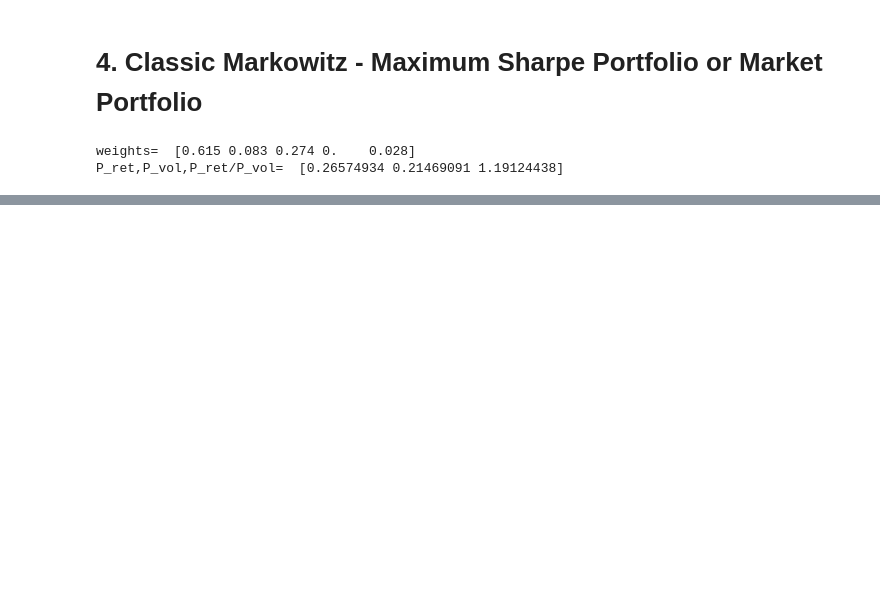
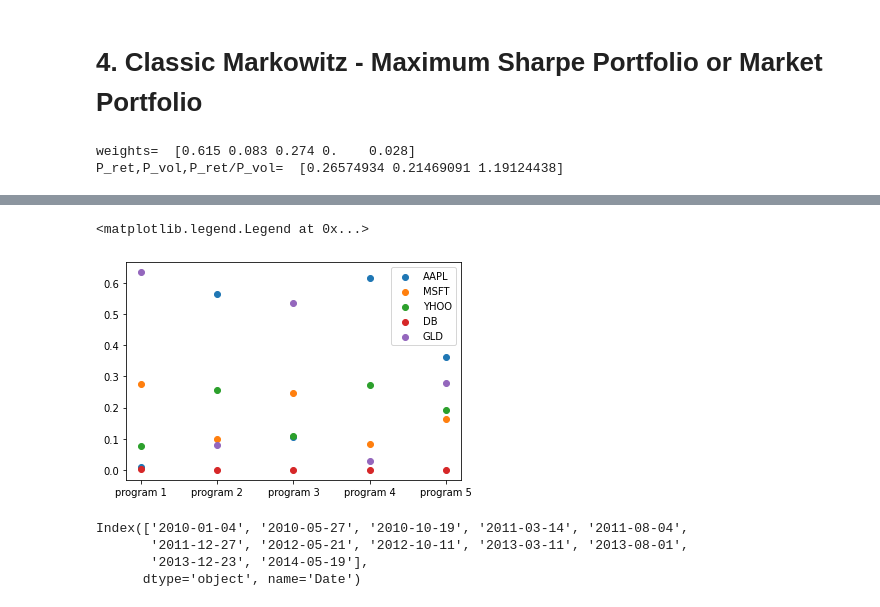
Before and after one commit to armandordorica/Portfolio_Optimization, a Jupyter notebook: Markowitz_Portfolio_Optimization.ipynb, the cells around one changed output, grey strips where cells are left out. Drawn from its saved outputs; the diff is of its cells as text; code cells hidden in the pictures; blank space fills up the shorter version.

```diff
--- a/Markowitz_Portfolio_Optimization.ipynb
+++ b/Markowitz_Portfolio_Optimization.ipynb
@@ -390,0 +639,10 @@ P_ret,P_vol,P_ret/P_vol=  [0.26574934 0.21469091 1.19124438]
+# %%
+plt.scatter(df.columns, df.iloc[0], label='AAPL')
+plt.scatter(df.columns, df.iloc[1], label='MSFT')
+plt.scatter(df.columns, df.iloc[2], label='YHOO')
+plt.scatter(df.columns, df.iloc[3], label='DB')
+plt.scatter(df.columns, df.iloc[4], label='GLD')
+plt.legend()
+# %% [output]
+<matplotlib.legend.Legend at 0x...>
+[figure, added]
@@ -390,0 +652,7 @@ P_ret,P_vol,P_ret/P_vol=  [0.26574934 0.21469091 1.19124438]
+# %%
+data.index[0:len(data):100]
+# %% [output]
+Index(['2010-01-04', '2010-05-27', '2010-10-19', '2011-03-14', '2011-08-04',
+       '2011-12-27', '2012-05-21', '2012-10-11', '2013-03-11', '2013-08-01',
+       '2013-12-23', '2014-05-19'],
+      dtype='object', name='Date')
```
Also changed, not shown: parts of 17 cells of this notebook.
